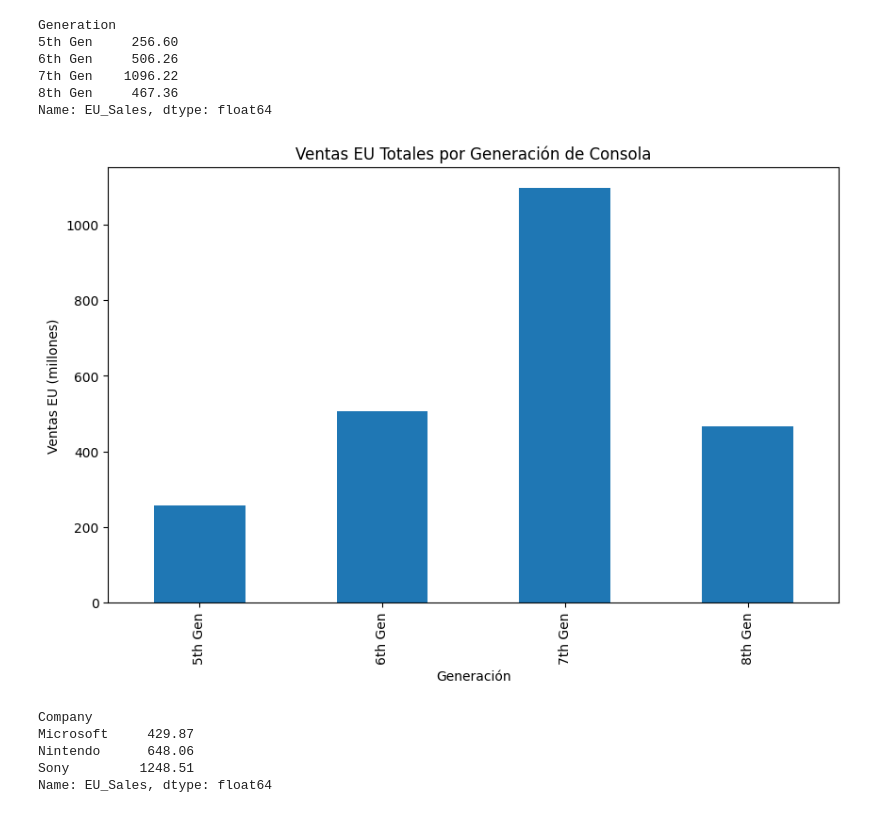
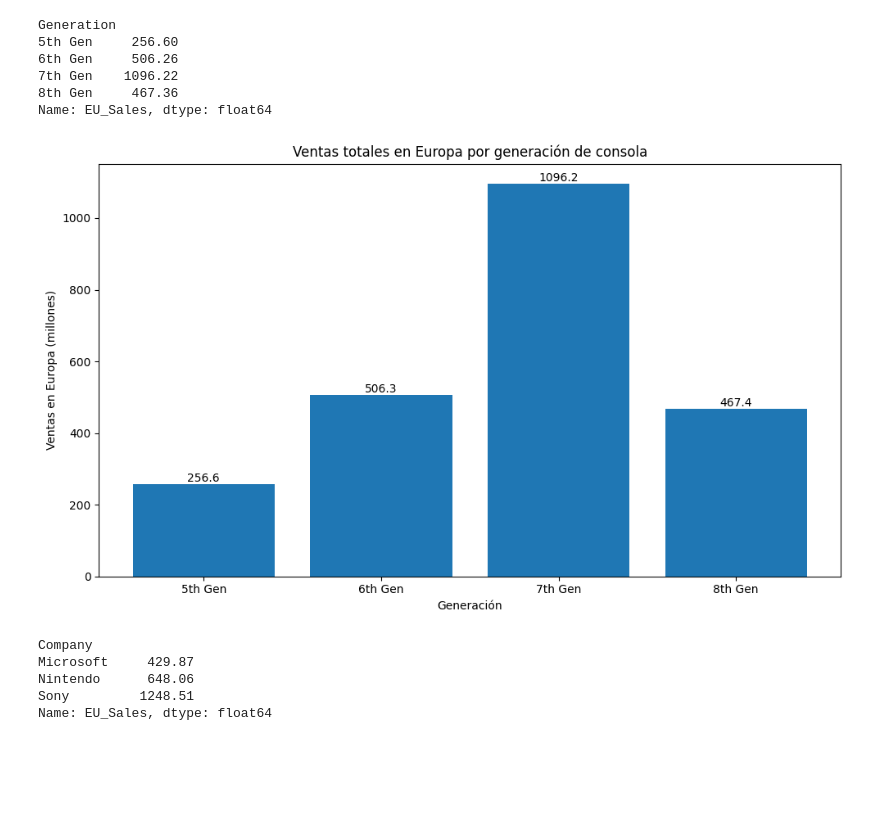
Before and after one commit to JPG250493/EDA_Guerra_de_consolas, a Jupyter notebook: notebooks/Analisis_datos_videojuegos.ipynb, the cells around one changed output. Saved outputs shown, nothing was run; the diff lists cells and outputs as text; code cells hidden in the pictures; blank space fills up the shorter version.

Commit message:
080126 - Update: Agregacion de nuevas graficas de ventas de consolas y actualizacion de graficas de videojuegos

```diff
--- a/notebooks/Analisis_datos_videojuegos.ipynb
+++ b/notebooks/Analisis_datos_videojuegos.ipynb
@@ -69,9 +69,19 @@ display(df_filtrado_eu)
 9706 rows × 8 columns
 # %%
 #Ventas por generacion en Europa
+orden_generaciones = [
+    "5th Gen",
+    "6th Gen",
+    "7th Gen",
+    "8th Gen"
+]
 
-
-ventas_por_generacion = columna_eu_sales.groupby('Generation')['EU_Sales'].sum()
+ventas_por_generacion = (
+    columna_eu_sales
+    .groupby("Generation")["EU_Sales"]
+    .sum()
+    .reindex(orden_generaciones)
+)
 
 display(ventas_por_generacion)
 # %% [output]
@@ -82,13 +92,29 @@ Generation
 8th Gen     467.36
 Name: EU_Sales, dtype: float64
 # %%
-ventas_por_generacion.plot(kind='bar', figsize=(10, 6))
+plt.figure(figsize=(10, 6))
+bars = plt.bar(
+    ventas_por_generacion.index,
+    ventas_por_generacion.values
+)
 
-plt.title('Ventas EU Totales por Generación de Consola')
-plt.xlabel('Generación')
-plt.ylabel('Ventas EU (millones)')
+plt.title("Ventas totales en Europa por generación de consola")
+plt.xlabel("Generación")
+plt.ylabel("Ventas en Europa (millones)")
 
+# Mostrar valores encima de cada barra
+for bar in bars:
+    height = bar.get_height()
+    plt.text(
+        bar.get_x() + bar.get_width() / 2,
+        height,
+        f"{height:.1f}",
+        ha="center",
+        va="bottom"
+    )
+
+plt.tight_layout()
 plt.show()
 # %% [output]
-[figure, old version]
+[figure, new version]
 # %%
```
Also changed, not shown: parts of 9 cells of this notebook, 1 other file.
